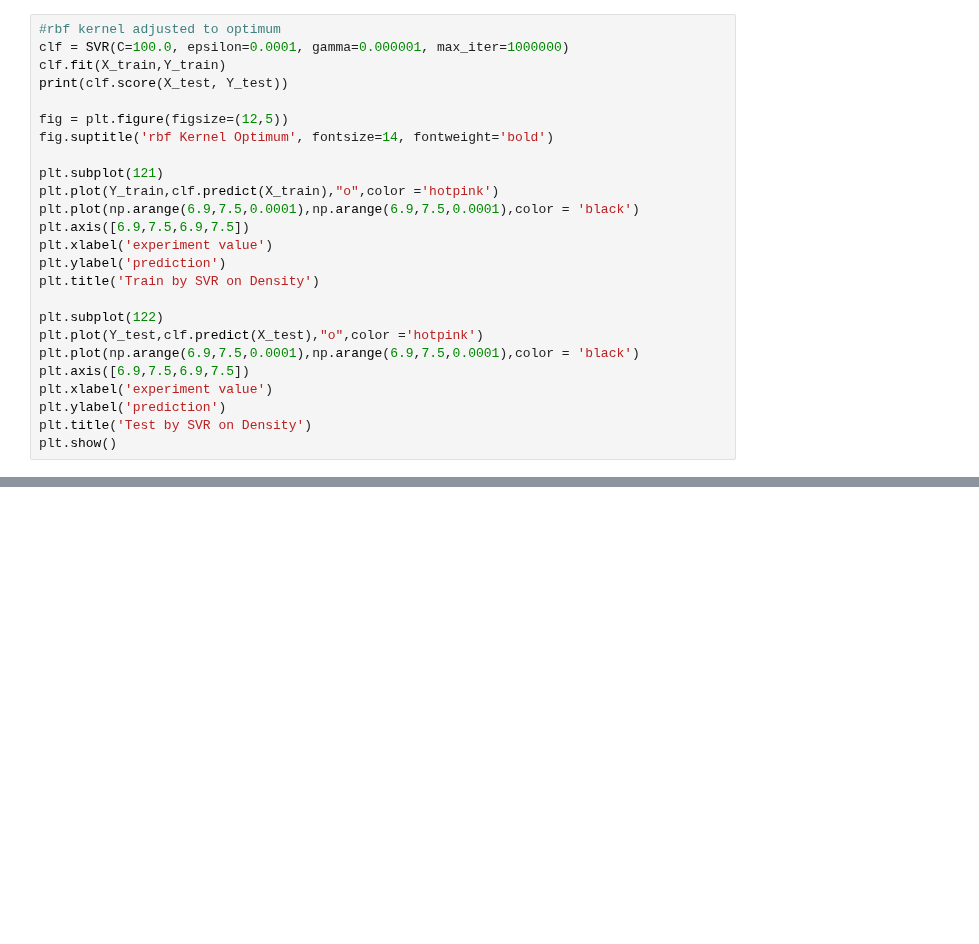
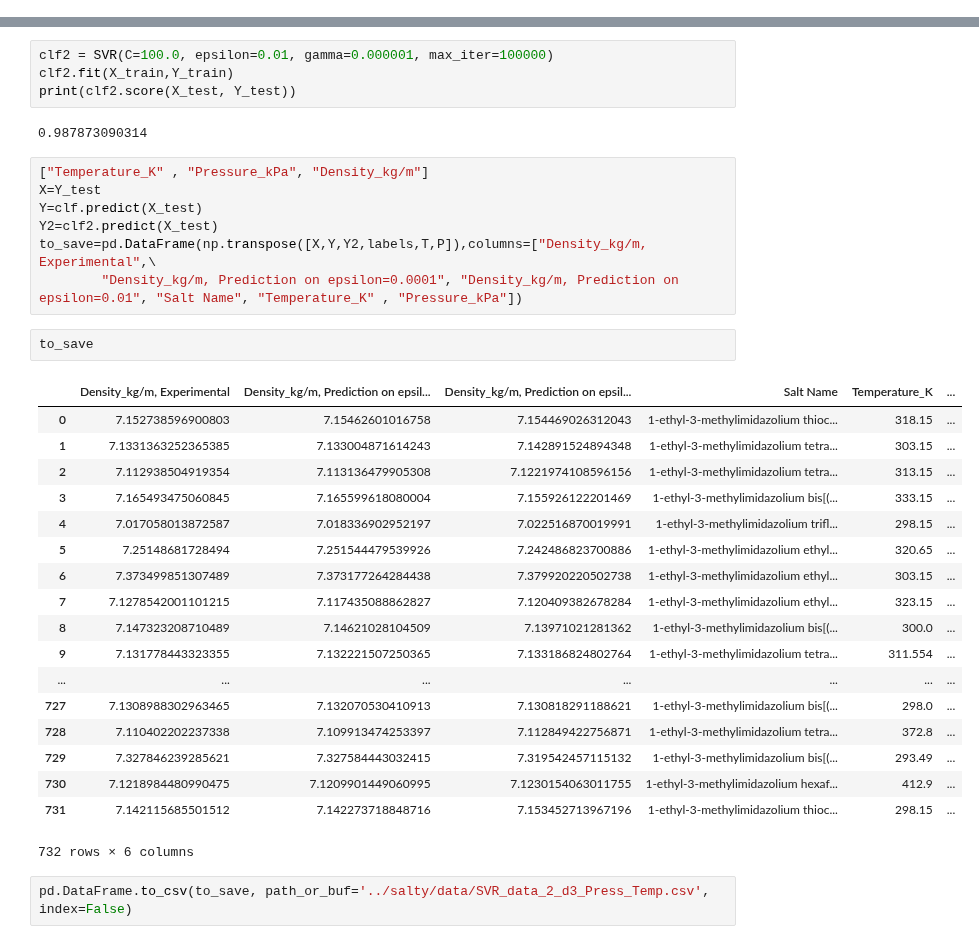
Before and after one commit to wesleybeckner/salty, a Jupyter notebook: scripts/SVR_training.ipynb, the cells around one changed output, grey strips where cells are left out. Drawn from its saved outputs; the diff is of its cells as text; blank space fills up the shorter version.

```diff
--- a/scripts/SVR_training.ipynb
+++ b/scripts/SVR_training.ipynb
@@ -122,25 +116,0 @@ plt.show()
-# %%
-#rbf kernel adjusted to optimum
-clf = SVR(C=100.0, epsilon=0.0001, gamma=0.000001, max_iter=1000000)
-clf.fit(X_train,Y_train)
-print(clf.score(X_test, Y_test))
-
-fig = plt.figure(figsize=(12,5))
-fig.suptitle('rbf Kernel Optimum', fontsize=14, fontweight='bold')
-
-plt.subplot(121)
-plt.plot(Y_train,clf.predict(X_train),"o",color ='hotpink')
-plt.plot(np.arange(6.9,7.5,0.0001),np.arange(6.9,7.5,0.0001),color = 'black')
-plt.axis([6.9,7.5,6.9,7.5])
-plt.xlabel('experiment value')
-plt.ylabel('prediction')
-plt.title('Train by SVR on Density')
-
-plt.subplot(122)
-plt.plot(Y_test,clf.predict(X_test),"o",color ='hotpink')
-plt.plot(np.arange(6.9,7.5,0.0001),np.arange(6.9,7.5,0.0001),color = 'black')
-plt.axis([6.9,7.5,6.9,7.5])
-plt.xlabel('experiment value')
-plt.ylabel('prediction')
-plt.title('Test by SVR on Density')
-plt.show()
@@ -150 +194,37 @@ plt.show()
+# %%
+clf2 = SVR(C=100.0, epsilon=0.01, gamma=0.000001, max_iter=100000)
+clf2.fit(X_train,Y_train)
+print(clf2.score(X_test, Y_test))
+# %% [output]
+0.987873090314
+# %%
+["Temperature_K" , "Pressure_kPa", "Density_kg/m"]
+X=Y_test
+Y=clf.predict(X_test)
+Y2=clf2.predict(X_test)
+to_save=pd.DataFrame(np.transpose([X,Y,Y2,labels,T,P]),columns=["Density_kg/m, Experimental",\
+        "Density_kg/m, Prediction on epsilon=0.0001", "Density_kg/m, Prediction on epsilon=0.01", "Salt Name", "Temperature_K" , "Pressure_kPa"])
+# %%
+to_save
+# %% [output]
+|  | Density_kg/m, Experimental | Density_kg/m, Prediction on epsil... | Density_kg/m, Prediction on epsil... | Salt Name | Temperature_K | ... |
+| 0 | 7.152738596900803 | 7.15462601016758 | 7.154469026312043 | 1-ethyl-3-methylimidazolium thioc... | 318.15 | ... |
+| 1 | 7.1331363252365385 | 7.133004871614243 | 7.142891524894348 | 1-ethyl-3-methylimidazolium tetra... | 303.15 | ... |
+| 2 | 7.112938504919354 | 7.113136479905308 | 7.1221974108596156 | 1-ethyl-3-methylimidazolium tetra... | 313.15 | ... |
+| 3 | 7.165493475060845 | 7.165599618080004 | 7.155926122201469 | 1-ethyl-3-methylimidazolium bis[(... | 333.15 | ... |
+| 4 | 7.017058013872587 | 7.018336902952197 | 7.022516870019991 | 1-ethyl-3-methylimidazolium trifl... | 298.15 | ... |
+| 5 | 7.25148681728494 | 7.251544479539926 | 7.242486823700886 | 1-ethyl-3-methylimidazolium ethyl... | 320.65 | ... |
+| 6 | 7.373499851307489 | 7.373177264284438 | 7.379920220502738 | 1-ethyl-3-methylimidazolium ethyl... | 303.15 | ... |
+| 7 | 7.1278542001101215 | 7.117435088862827 | 7.120409382678284 | 1-ethyl-3-methylimidazolium ethyl... | 323.15 | ... |
+| 8 | 7.147323208710489 | 7.14621028104509 | 7.13971021281362 | 1-ethyl-3-methylimidazolium bis[(... | 300.0 | ... |
+| 9 | 7.131778443323355 | 7.132221507250365 | 7.133186824802764 | 1-ethyl-3-methylimidazolium tetra... | 311.554 | ... |
+| ... | ... | ... | ... | ... | ... | ... |
+| 727 | 7.1308988302963465 | 7.132070530410913 | 7.130818291188621 | 1-ethyl-3-methylimidazolium bis[(... | 298.0 | ... |
+| 728 | 7.110402202237338 | 7.109913474253397 | 7.112849422756871 | 1-ethyl-3-methylimidazolium tetra... | 372.8 | ... |
+| 729 | 7.327846239285621 | 7.327584443032415 | 7.319542457115132 | 1-ethyl-3-methylimidazolium bis[(... | 293.49 | ... |
+| 730 | 7.1218984480990475 | 7.1209901449060995 | 7.1230154063011755 | 1-ethyl-3-methylimidazolium hexaf... | 412.9 | ... |
+| 731 | 7.142115685501512 | 7.142273718848716 | 7.153452713967196 | 1-ethyl-3-methylimidazolium thioc... | 298.15 | ... |
+732 rows × 6 columns
+# %%
+pd.DataFrame.to_csv(to_save, path_or_buf='../salty/data/SVR_data_2_d3_Press_Temp.csv', index=False)
 # %%
```
Also changed, not shown: parts of 11 cells of this notebook.
